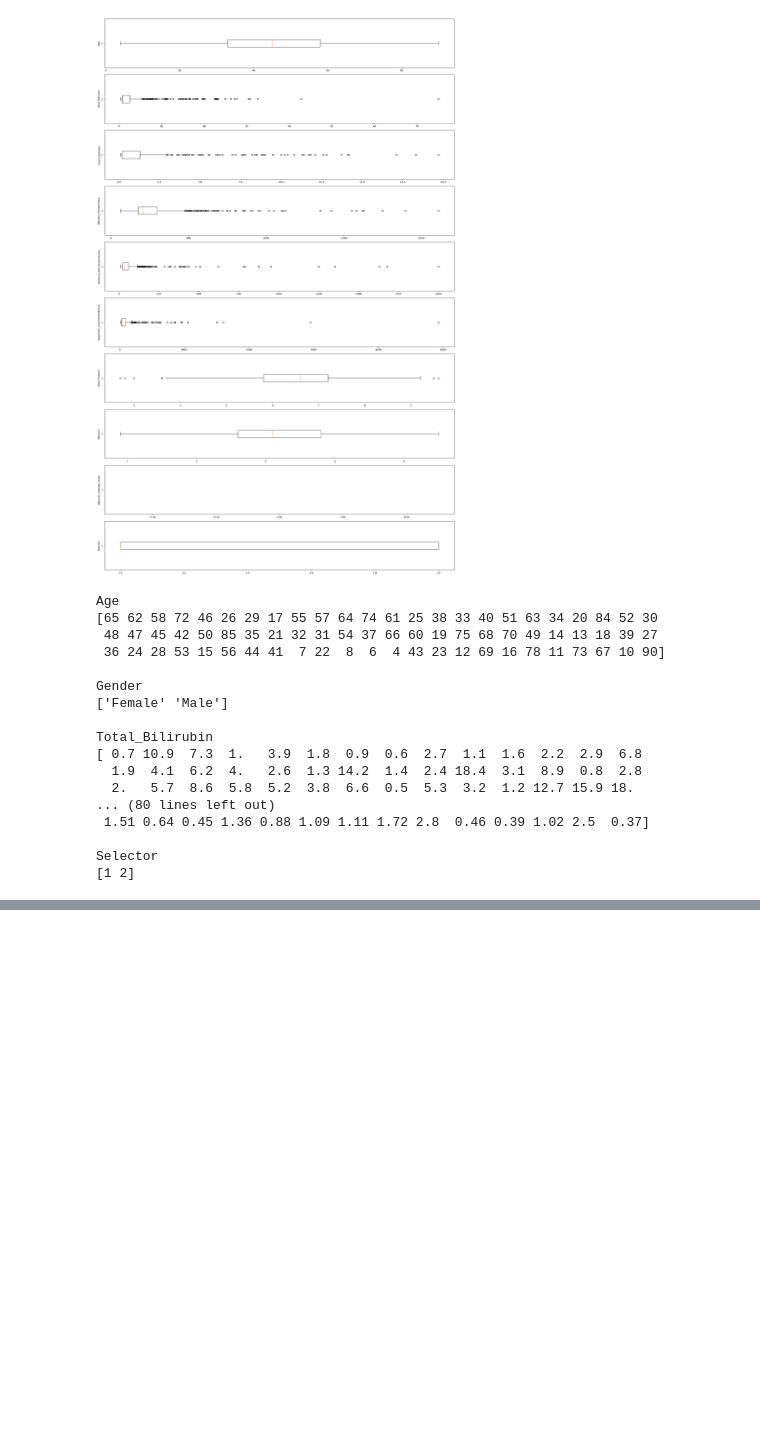
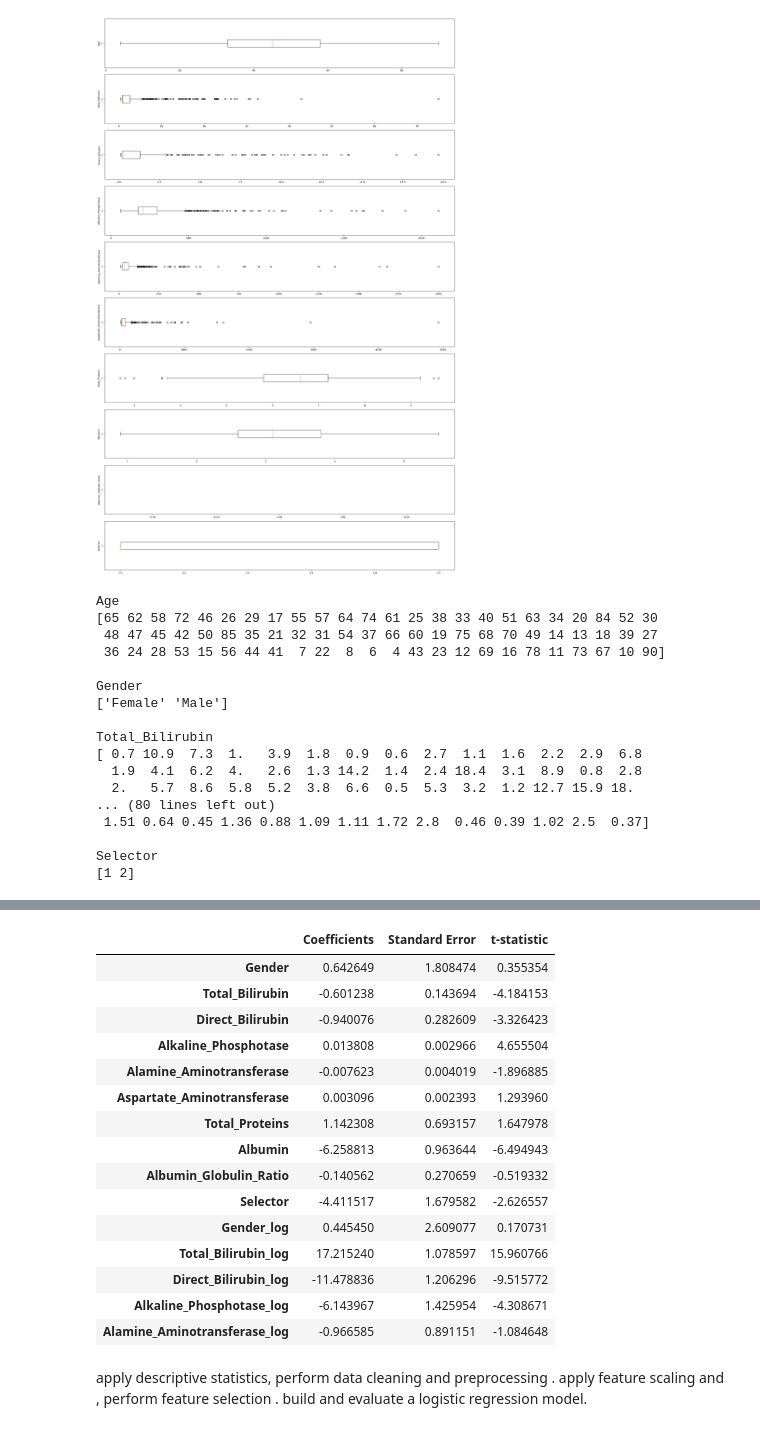
Before and after one commit to np-helios/NishthaPandey_23fe10cse00774, a Jupyter notebook: ILPD_(Indian_Liver_Patient_Dataset).ipynb, the cells around one changed output, grey strips where cells are left out. Cells and saved outputs as stored; diff of their text form; code cells hidden in the pictures; blank space fills up the shorter version.

Commit message:
Updated logistic regression

```diff
--- a/ILPD_(Indian_Liver_Patient_Dataset).ipynb
+++ b/ILPD_(Indian_Liver_Patient_Dataset).ipynb
@@ -284,0 +310,3 @@ plt.show()
+# %%
+X = df[l_column[1:len_feature]]
+y = df[l_column[0]]
@@ -284,0 +340,3 @@ plt.show()
+# %%
+X_train, X_test, y_train, y_test = train_test_split(X, y,
+                            test_size=0.3, random_state=123)
@@ -284,0 +414,9 @@ plt.show()
+# %%
+finite_mask = np.isfinite(y_train)
+y_mean = np.mean(y_train[finite_mask])
+X_mean = np.mean(X_train[finite_mask])
+y_train_fixed = np.where(np.isfinite(y_train), y_train, y_mean)
+X_train_fixed = np.where(np.isfinite(X_train), X_train, X_mean)
+# Now fit
+model = LinearRegression()
+model.fit(X_train_fixed, y_train_fixed)
@@ -284,0 +434,4 @@ plt.show()
+# %%
+cdf = pd.DataFrame(data=model.coef_, index=X_train.columns, columns=["Coefficients"])
+#cdf=pd.concat([idf,cdf], axis=0)
+cdf
@@ -284,0 +455,34 @@ plt.show()
+# %%
+n=X_train_fixed.shape[0]
+k=X_train_fixed.shape[1]
+dfN = n-k
+train_pred=model.predict(X_train_fixed)
+train_error = np.square(train_pred - y_train_fixed)
+sum_error=np.sum(train_error)
+se=[0]*k
+for i in range(k):
+    r = (sum_error/dfN)
+    r = r/np.sum(np.square(X_train_fixed[:, i]-X_train_fixed[:, i].mean()))
+    se[i]=np.sqrt(r)
+cdf['Standard Error']=se
+cdf['t-statistic']=cdf['Coefficients']/cdf['Standard Error']
+cdf
+# %% [output]
+|  | Coefficients | Standard Error | t-statistic |
+| Gender | 0.642649 | 1.808474 | 0.355354 |
+| Total_Bilirubin | -0.601238 | 0.143694 | -4.184153 |
+| Direct_Bilirubin | -0.940076 | 0.282609 | -3.326423 |
+| Alkaline_Phosphotase | 0.013808 | 0.002966 | 4.655504 |
+| Alamine_Aminotransferase | -0.007623 | 0.004019 | -1.896885 |
+| Aspartate_Aminotransferase | 0.003096 | 0.002393 | 1.293960 |
+| Total_Proteins | 1.142308 | 0.693157 | 1.647978 |
+| Albumin | -6.258813 | 0.963644 | -6.494943 |
+| Albumin_Globulin_Ratio | -0.140562 | 0.270659 | -0.519332 |
+| Selector | -4.411517 | 1.679582 | -2.626557 |
+| Gender_log | 0.445450 | 2.609077 | 0.170731 |
+| Total_Bilirubin_log | 17.215240 | 1.078597 | 15.960766 |
+| Direct_Bilirubin_log | -11.478836 | 1.206296 | -9.515772 |
+| Alkaline_Phosphotase_log | -6.143967 | 1.425954 | -4.308671 |
+| Alamine_Aminotransferase_log | -0.966585 | 0.891151 | -1.084648 |
+# %% [markdown]
+apply descriptive statistics, perform data cleaning and preprocessing . apply feature scaling and  , perform feature selection . build and evaluate a logistic regression model.
```
Also changed, not shown: parts of 24 cells of this notebook.
